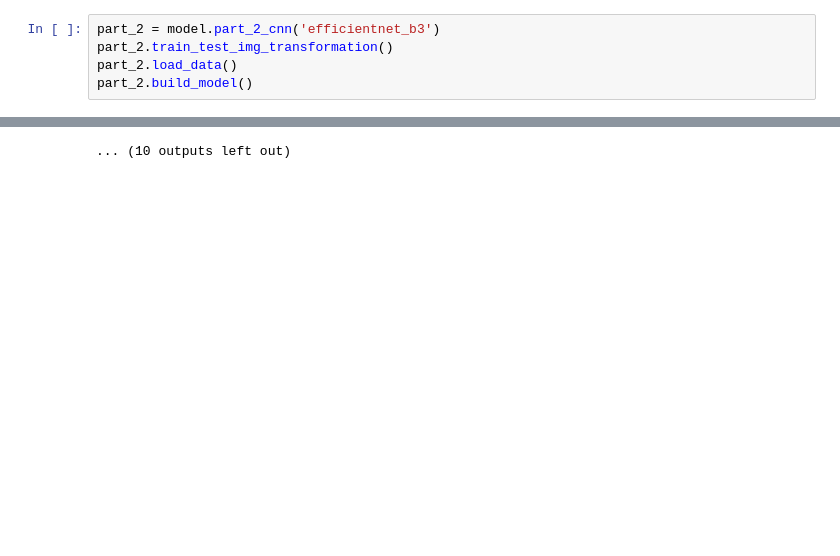
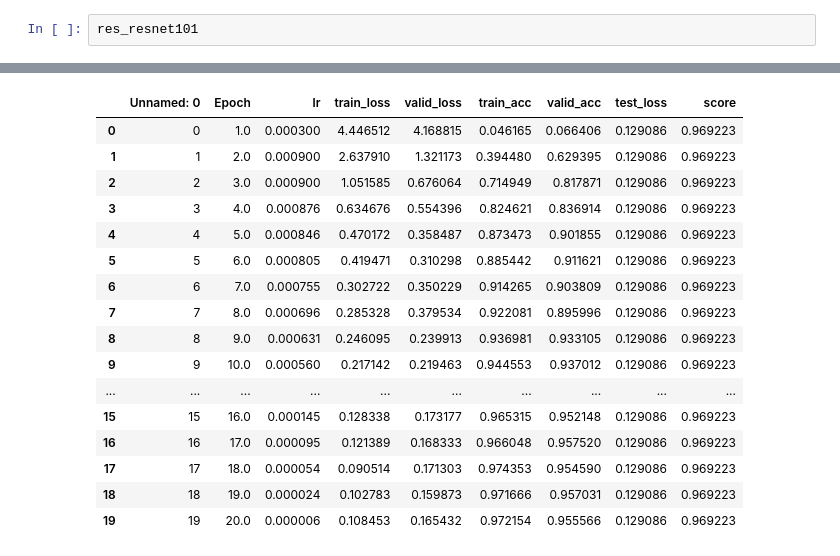
Before and after one commit to OArbili/Assignment3, a Jupyter notebook: Part_2/Assignment3-part2.ipynb, the cells around one changed output, grey strips where cells are left out. Saved outputs shown, nothing was run; the diff lists cells and outputs as text; blank space fills up the shorter version.

```diff
--- a/Part_2/Assignment3-part2.ipynb
+++ b/Part_2/Assignment3-part2.ipynb
@@ -131,6 +180,3 @@ Sat Jul 16 20:19:12 2022 Epoch: 11
 # %%
-part_2 = model.part_2_cnn('efficientnet_b3')
-part_2.train_test_img_transformation()
-part_2.load_data()
-part_2.build_model()
+res_resnet101
 # %% [output]
@@ -166 +183,17 @@ Sat Jul 16 21:05:36 2022 Epoch: 12
-... (10 outputs left out)
+|  | Unnamed: 0 | Epoch | lr | train_loss | valid_loss | train_acc | valid_acc | test_loss | score |
+| 0 | 0 | 1.0 | 0.000300 | 4.446512 | 4.168815 | 0.046165 | 0.066406 | 0.129086 | 0.969223 |
+| 1 | 1 | 2.0 | 0.000900 | 2.637910 | 1.321173 | 0.394480 | 0.629395 | 0.129086 | 0.969223 |
+| 2 | 2 | 3.0 | 0.000900 | 1.051585 | 0.676064 | 0.714949 | 0.817871 | 0.129086 | 0.969223 |
+| 3 | 3 | 4.0 | 0.000876 | 0.634676 | 0.554396 | 0.824621 | 0.836914 | 0.129086 | 0.969223 |
+| 4 | 4 | 5.0 | 0.000846 | 0.470172 | 0.358487 | 0.873473 | 0.901855 | 0.129086 | 0.969223 |
+| 5 | 5 | 6.0 | 0.000805 | 0.419471 | 0.310298 | 0.885442 | 0.911621 | 0.129086 | 0.969223 |
+| 6 | 6 | 7.0 | 0.000755 | 0.302722 | 0.350229 | 0.914265 | 0.903809 | 0.129086 | 0.969223 |
+| 7 | 7 | 8.0 | 0.000696 | 0.285328 | 0.379534 | 0.922081 | 0.895996 | 0.129086 | 0.969223 |
+| 8 | 8 | 9.0 | 0.000631 | 0.246095 | 0.239913 | 0.936981 | 0.933105 | 0.129086 | 0.969223 |
+| 9 | 9 | 10.0 | 0.000560 | 0.217142 | 0.219463 | 0.944553 | 0.937012 | 0.129086 | 0.969223 |
+| ... | ... | ... | ... | ... | ... | ... | ... | ... | ... |
+| 15 | 15 | 16.0 | 0.000145 | 0.128338 | 0.173177 | 0.965315 | 0.952148 | 0.129086 | 0.969223 |
+| 16 | 16 | 17.0 | 0.000095 | 0.121389 | 0.168333 | 0.966048 | 0.957520 | 0.129086 | 0.969223 |
+| 17 | 17 | 18.0 | 0.000054 | 0.090514 | 0.171303 | 0.974353 | 0.954590 | 0.129086 | 0.969223 |
+| 18 | 18 | 19.0 | 0.000024 | 0.102783 | 0.159873 | 0.971666 | 0.957031 | 0.129086 | 0.969223 |
+| 19 | 19 | 20.0 | 0.000006 | 0.108453 | 0.165432 | 0.972154 | 0.955566 | 0.129086 | 0.969223 |
```
Also changed, not shown: parts of 12 cells of this notebook, 9 other files.
